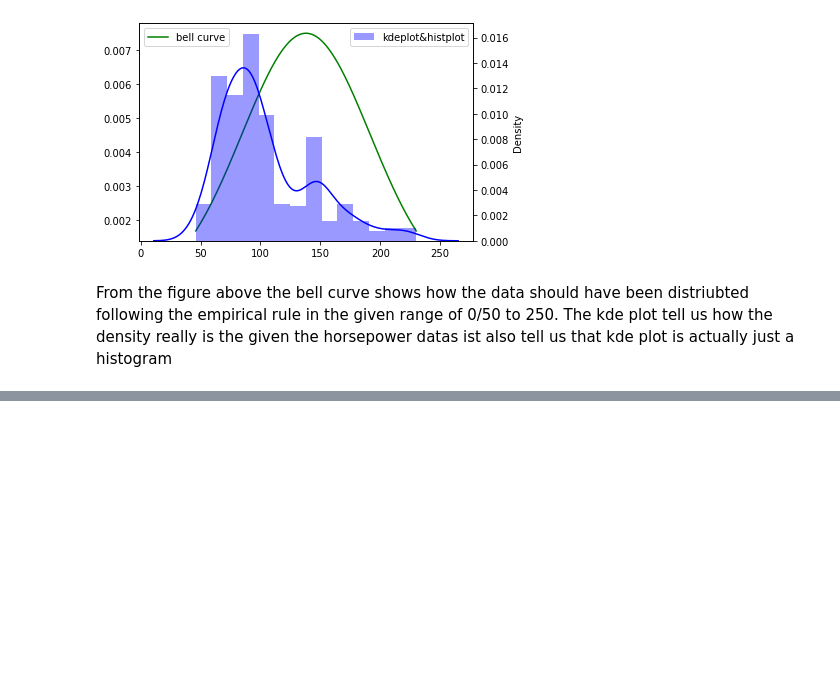
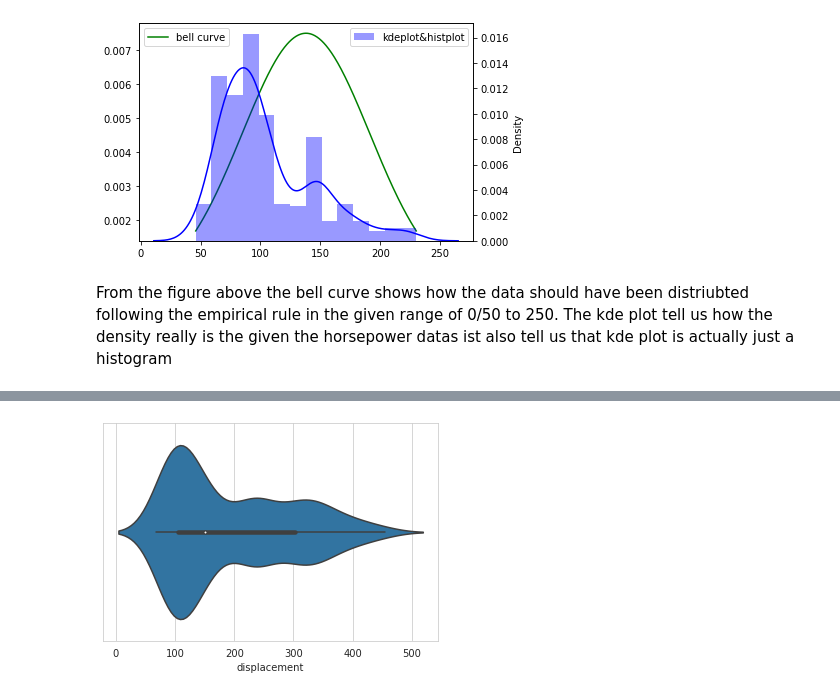
Before and after one commit to shoabahamed/khanacademy-statistics-and-probability, a Jupyter notebook: plotting_normal_distribution_graph.ipynb, the cells around one changed output, grey strips where cells are left out. Saved outputs shown, nothing was run; the diff lists cells and outputs as text; code cells hidden in the pictures; blank space fills up the shorter version.

```diff
--- a/plotting_normal_distribution_graph.ipynb
+++ b/plotting_normal_distribution_graph.ipynb
@@ -179,0 +206,5 @@ plt.show()
+# %%
+sns.violinplot(x='displacement', data=cars_new)
+plt.show()
+# %% [output]
+[figure, added]
```
Also changed, not shown: parts of 16 cells of this notebook.
